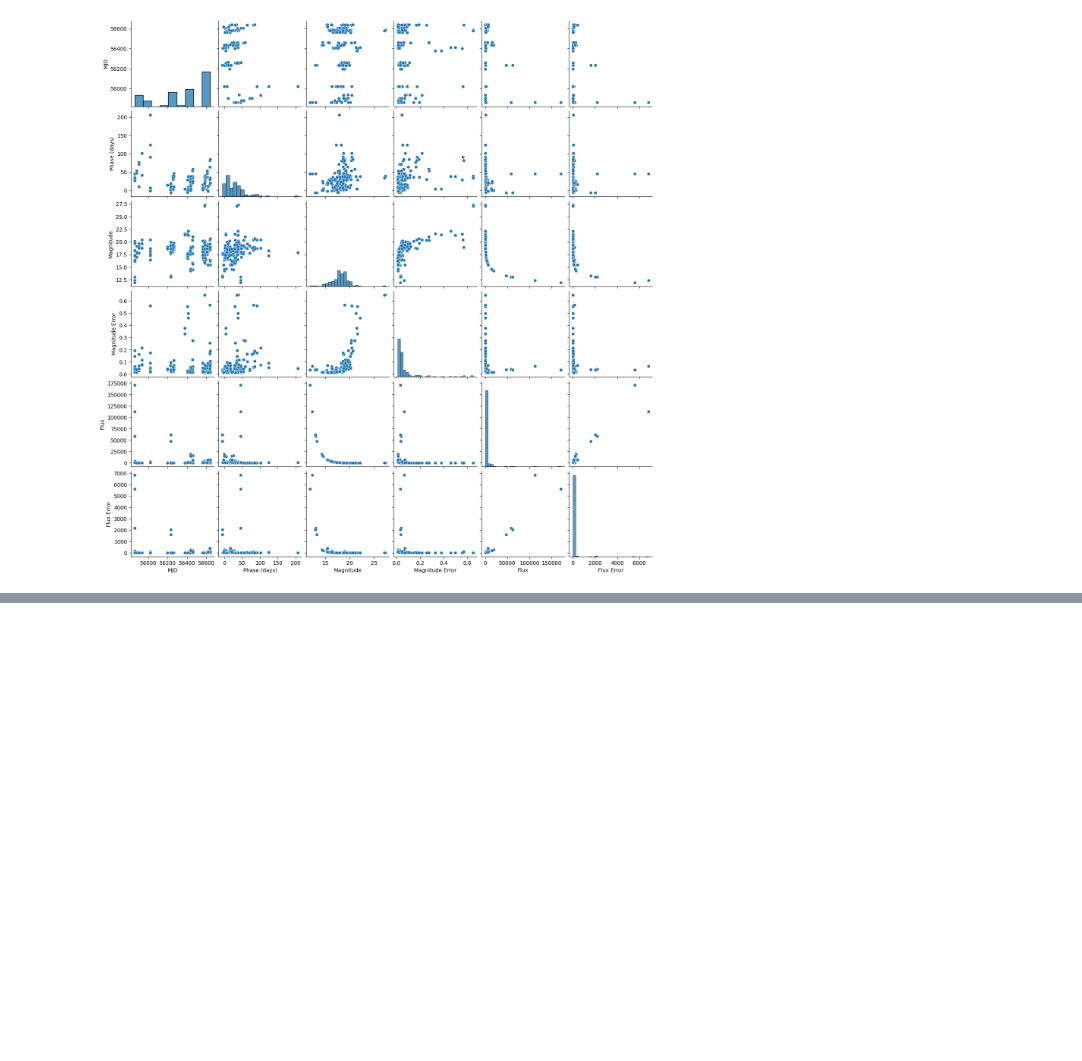
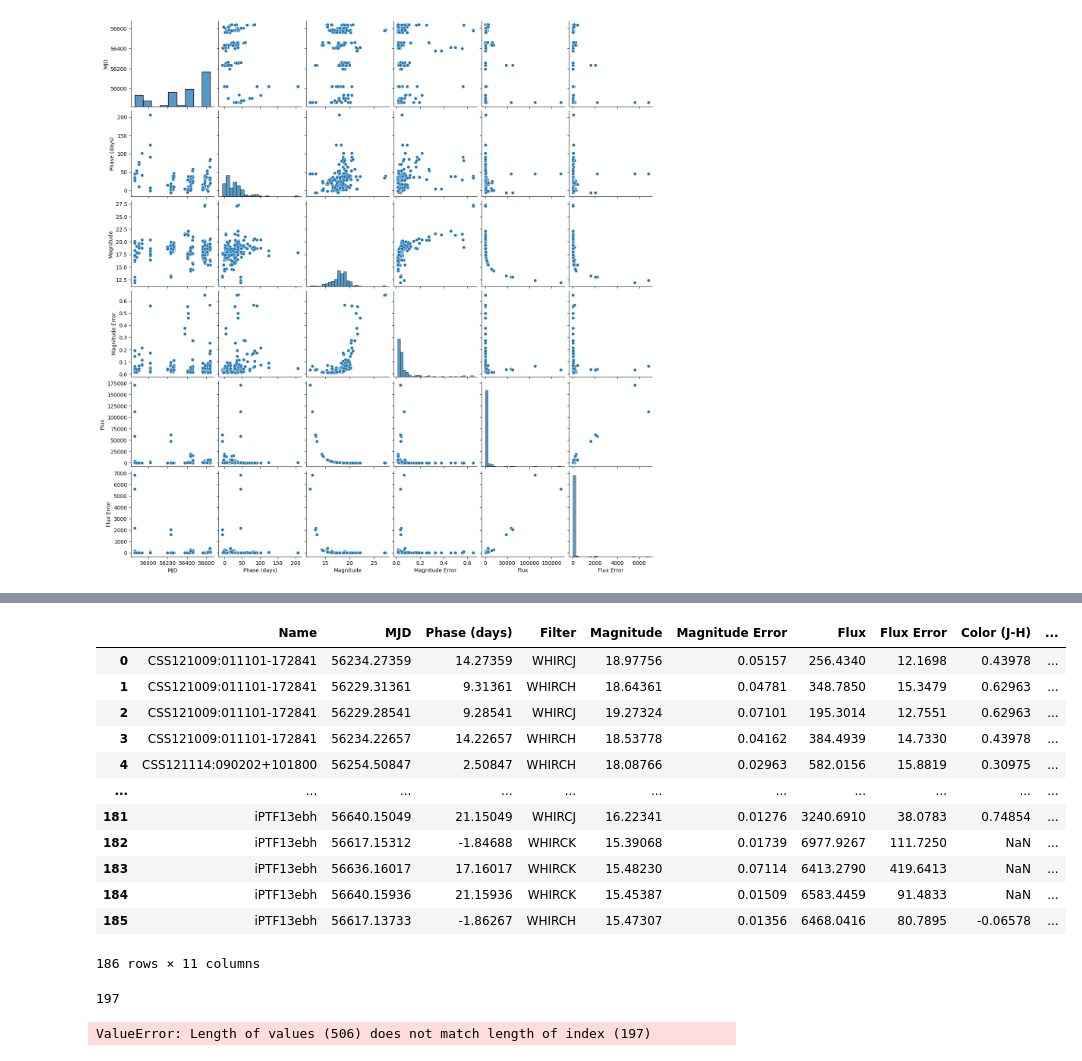
Before and after one commit to mnilsson8/Cube, a Jupyter notebook: start.ipynb, the cells around one changed output, grey strips where cells are left out. Cells and saved outputs as stored; diff of their text form; code cells hidden in the pictures; blank space fills up the shorter version.

```diff
--- a/start.ipynb
+++ b/start.ipynb
@@ -52,0 +149,6 @@ sb.pairplot(SweetSpot)
+# %%
+SweetSpot_plus = SweetSpot
+print(SweetSpot_plus.iloc[0])
+test = SweetSpot
+test_3 = pd.concat([test[:2],SweetSpot.iloc[2],test[2:]])
+print(test_3)
@@ -52,0 +173,49 @@ sb.pairplot(SweetSpot)
+# %%
+SweetSpot_plus
+# %% [output]
+|  | Name | MJD | Phase (days) | Filter | Magnitude | Magnitude Error | Flux | Flux Error | Color (J-H) | ... |
+| 0 | CSS121009:011101-172841 | 56234.27359 | 14.27359 | WHIRCJ | 18.97756 | 0.05157 | 256.4340 | 12.1698 | 0.43978 | ... |
+| 1 | CSS121009:011101-172841 | 56229.31361 | 9.31361 | WHIRCH | 18.64361 | 0.04781 | 348.7850 | 15.3479 | 0.62963 | ... |
+| 2 | CSS121009:011101-172841 | 56229.28541 | 9.28541 | WHIRCJ | 19.27324 | 0.07101 | 195.3014 | 12.7551 | 0.62963 | ... |
+| 3 | CSS121009:011101-172841 | 56234.22657 | 14.22657 | WHIRCH | 18.53778 | 0.04162 | 384.4939 | 14.7330 | 0.43978 | ... |
+| 4 | CSS121114:090202+101800 | 56254.50847 | 2.50847 | WHIRCH | 18.08766 | 0.02963 | 582.0156 | 15.8819 | 0.30975 | ... |
+| ... | ... | ... | ... | ... | ... | ... | ... | ... | ... | ... |
+| 181 | iPTF13ebh | 56640.15049 | 21.15049 | WHIRCJ | 16.22341 | 0.01276 | 3240.6910 | 38.0783 | 0.74854 | ... |
+| 182 | iPTF13ebh | 56617.15312 | -1.84688 | WHIRCK | 15.39068 | 0.01739 | 6977.9267 | 111.7250 | NaN | ... |
+| 183 | iPTF13ebh | 56636.16017 | 17.16017 | WHIRCK | 15.48230 | 0.07114 | 6413.2790 | 419.6413 | NaN | ... |
+| 184 | iPTF13ebh | 56640.15936 | 21.15936 | WHIRCK | 15.45387 | 0.01509 | 6583.4459 | 91.4833 | NaN | ... |
+| 185 | iPTF13ebh | 56617.13733 | -1.86267 | WHIRCH | 15.47307 | 0.01356 | 6468.0416 | 80.7895 | -0.06578 | ... |
+186 rows × 11 columns
+# %%
+#Next step is calculating magnitude change and time gaps
+# I mean, I can do that now
+
+delta_mags = []
+delta_mags_err = []
+delta_t1s = []
+
+for i in range(len(SweetSpot["Name"])):
+    it = 0
+    for j in range(len(SweetSpot["Name"])):
+        if i != j and (SweetSpot["Name"].iloc[i] == SweetSpot["Name"].iloc[j]) and (SweetSpot["Filter"].iloc[i]== SweetSpot["Filter"].iloc[j]):
+            if SweetSpot["MJD"].iloc[i]-SweetSpot["MJD"].iloc[j] > 0:
+                it = it+1
+                delta_mags.append(SweetSpot["Magnitude"].iloc[i]-SweetSpot["Magnitude"].iloc[j])
+                delta_mags_err.append(np.sqrt(SweetSpot["Magnitude Error"].iloc[i]**2+SweetSpot["Magnitude Error"].iloc[j]**2))
+                delta_t1s.append(SweetSpot["MJD"].iloc[i]-SweetSpot["MJD"].iloc[j])
+                #print(it)
+            else:
+                delta_mags.append(np.nan)
+                delta_mags_err.append(np.nan)
+                delta_t1s.append(np.nan)
+    SweetSpot_plus = pd.concat([SweetSpot.iloc[:i],SweetSpot.iloc[i]*(it-1),SweetSpot.iloc[i:]])
+#print(len(delta_mags))
+print(len(SweetSpot_plus["Name"]))
+SweetSpot_plus["Delta Magnitude"] = delta_mags
+SweetSpot_plus["Delta Magnitude Error"] = delta_mags_err
+SweetSpot_plus["Delta T1"] = delta_t1s
+
+SweetSpot_plus
+# %% [output]
+197
+ValueError: Length of values (506) does not match length of index (197)
```
Also changed, not shown: parts of 12 cells of this notebook.
